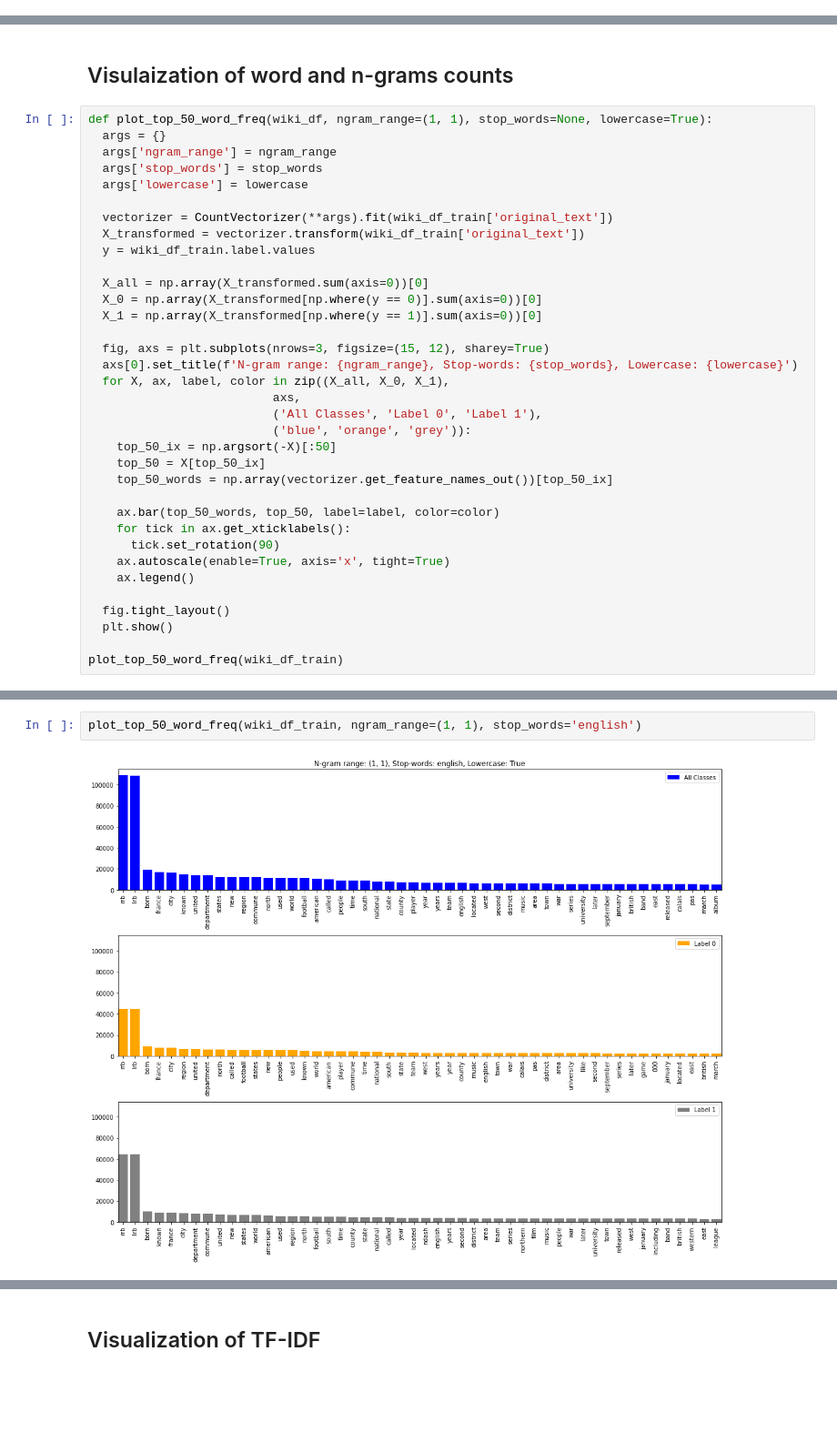
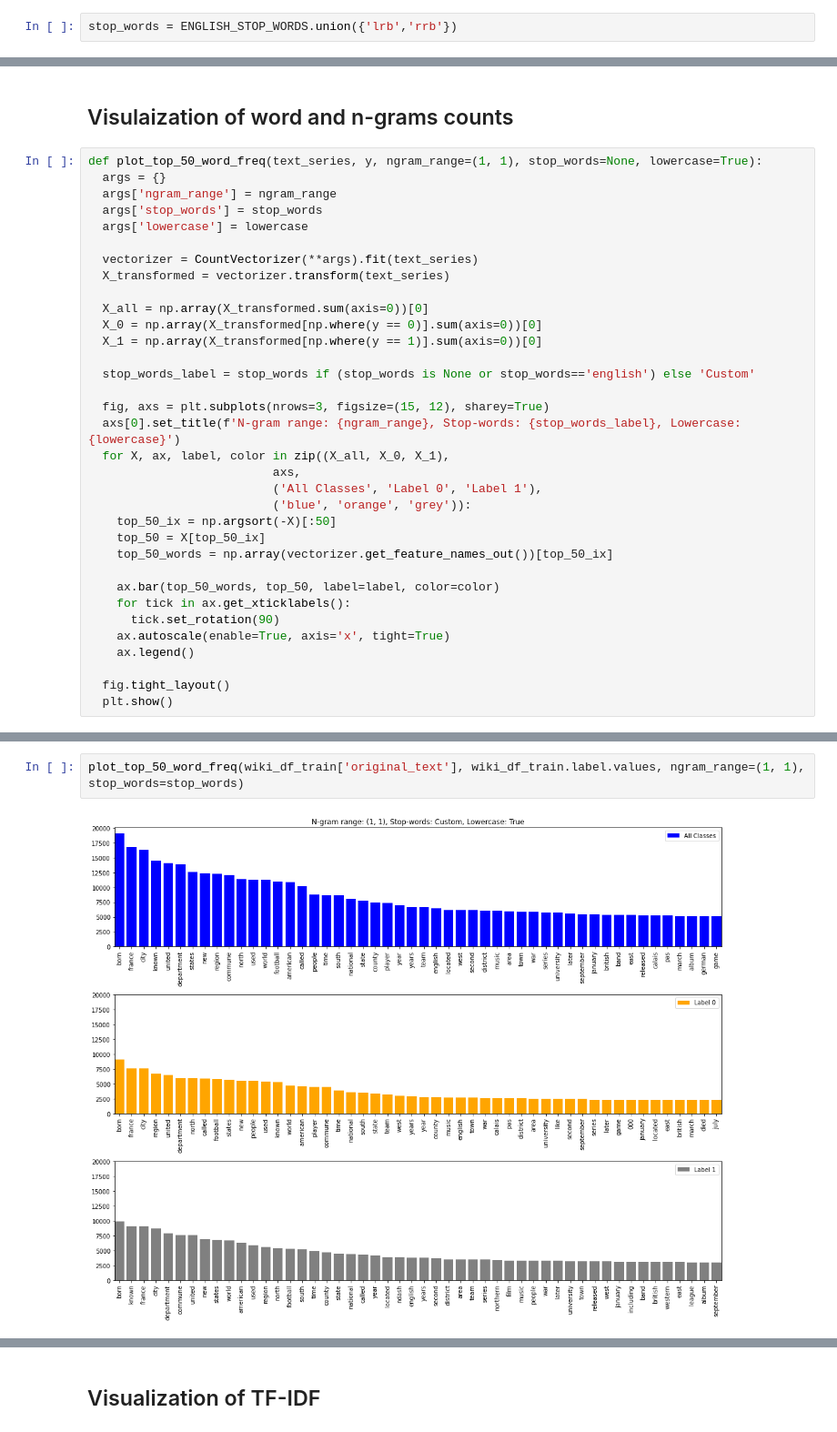
Before and after one commit to Tstrebe2/predicting-text-difficulty, a Jupyter notebook: code/tim-wiki-eda.ipynb, the cells around one changed output, grey strips where cells are left out. Shown at 91% size. Cells and saved outputs as stored; diff of their text form; blank space fills up the shorter version.

```diff
--- a/code/tim-wiki-eda.ipynb
+++ b/code/tim-wiki-eda.ipynb
@@ -34,6 +34,8 @@ wiki_df_train = pd.read_csv(urls[3])
 # The labels column is purely null values so I'm going to throw it away
 wiki_df_test = pd.read_csv(urls[4], usecols=['id', 'original_text']).set_index('id')
 sample_df = pd.read_csv(urls[5]).set_index('id')
+# %%
+stop_words = ENGLISH_STOP_WORDS.union({'lrb','rrb'})
 # %% [markdown]
 ## Sentence Lengths and Word Counts
 # %%
@@ -102,22 +104,23 @@ Name: original_text, dtype: int64
 # %% [markdown]
 ## Visulaization of word and n-grams counts
 # %%
-def plot_top_50_word_freq(wiki_df, ngram_range=(1, 1), stop_words=None, lowercase=True):
+def plot_top_50_word_freq(text_series, y, ngram_range=(1, 1), stop_words=None, lowercase=True):
   args = {}
   args['ngram_range'] = ngram_range
   args['stop_words'] = stop_words
   args['lowercase'] = lowercase
 
-  vectorizer = CountVectorizer(**args).fit(wiki_df_train['original_text'])
-  X_transformed = vectorizer.transform(wiki_df_train['original_text'])
-  y = wiki_df_train.label.values
+  vectorizer = CountVectorizer(**args).fit(text_series)
+  X_transformed = vectorizer.transform(text_series)
 
   X_all = np.array(X_transformed.sum(axis=0))[0]
   X_0 = np.array(X_transformed[np.where(y == 0)].sum(axis=0))[0]
   X_1 = np.array(X_transformed[np.where(y == 1)].sum(axis=0))[0]
 
+  stop_words_label = stop_words if (stop_words is None or stop_words=='english') else 'Custom'
+
   fig, axs = plt.subplots(nrows=3, figsize=(15, 12), sharey=True)
-  axs[0].set_title(f'N-gram range: {ngram_range}, Stop-words: {stop_words}, Lowercase: {lowercase}')
+  axs[0].set_title(f'N-gram range: {ngram_range}, Stop-words: {stop_words_label}, Lowercase: {lowercase}')
   for X, ax, label, color in zip((X_all, X_0, X_1),
                           axs,
                           ('All Classes', 'Label 0', 'Label 1'),
@@ -134,5 +137,3 @@ def plot_top_50_word_freq(wiki_df, ngram_range=(1, 1), stop_words=None, lowercas
 
   fig.tight_layout()
   plt.show()
-
-plot_top_50_word_freq(wiki_df_train)
@@ -149,5 +156,5 @@ plot_top_50_word_freq(wiki_df_train, ngram_range=(3, 3))
 # %%
-plot_top_50_word_freq(wiki_df_train, ngram_range=(1, 1), stop_words='english')
+plot_top_50_word_freq(wiki_df_train['original_text'], wiki_df_train.label.values, ngram_range=(1, 1), stop_words=stop_words)
 # %% [output]
-[figure, old version]
+[figure, new version]
 # %%
```
Also changed, not shown: parts of 20 cells of this notebook.
